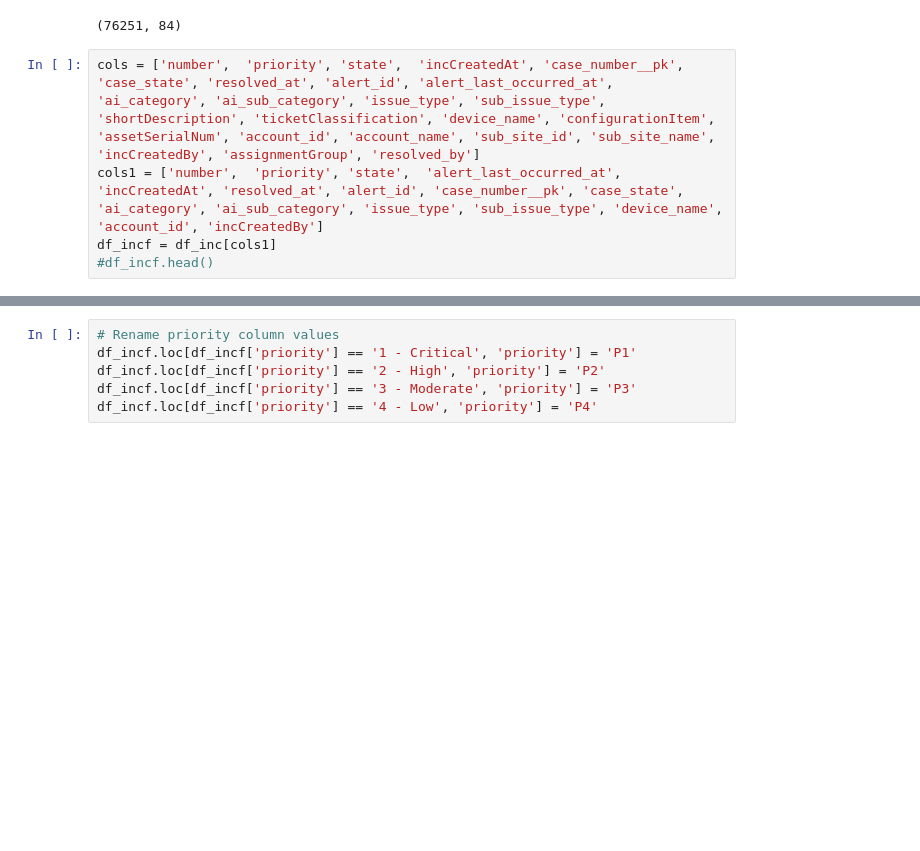
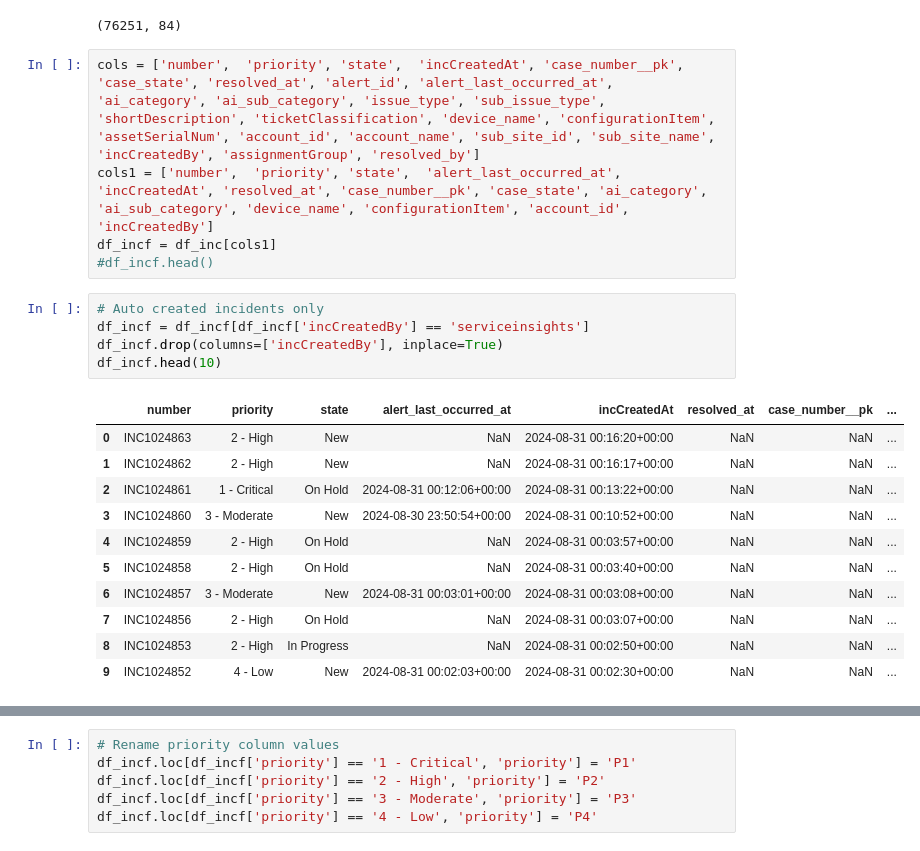
Before and after one commit to alihushyar/Capstone, a Jupyter notebook: Incident_Analysis_v1.0.ipynb, the cells around one changed output, grey strips where cells are left out. Cells and saved outputs as stored; diff of their text form; blank space fills up the shorter version.

```diff
--- a/Incident_Analysis_v1.0.ipynb
+++ b/Incident_Analysis_v1.0.ipynb
@@ -44,6 +62,23 @@ df_inc.shape
 (76251, 84)
 # %%
 cols = ['number',  'priority', 'state',  'incCreatedAt', 'case_number__pk', 'case_state', 'resolved_at', 'alert_id', 'alert_last_occurred_at', 'ai_category', 'ai_sub_category', 'issue_type', 'sub_issue_type', 'shortDescription', 'ticketClassification', 'device_name', 'configurationItem', 'assetSerialNum', 'account_id', 'account_name', 'sub_site_id', 'sub_site_name', 'incCreatedBy', 'assignmentGroup', 'resolved_by']
-cols1 = ['number',  'priority', 'state',  'alert_last_occurred_at', 'incCreatedAt', 'resolved_at', 'alert_id', 'case_number__pk', 'case_state', 'ai_category', 'ai_sub_category', 'issue_type', 'sub_issue_type', 'device_name', 'account_id', 'incCreatedBy']
+cols1 = ['number',  'priority', 'state',  'alert_last_occurred_at', 'incCreatedAt', 'resolved_at', 'case_number__pk', 'case_state', 'ai_category', 'ai_sub_category', 'device_name', 'configurationItem', 'account_id', 'incCreatedBy']
 df_incf = df_inc[cols1]
 #df_incf.head()
+# %%
+# Auto created incidents only
+df_incf = df_incf[df_incf['incCreatedBy'] == 'serviceinsights']
+df_incf.drop(columns=['incCreatedBy'], inplace=True)
+df_incf.head(10)
+# %% [output]
+|  | number | priority | state | alert_last_occurred_at | incCreatedAt | resolved_at | case_number__pk | ... |
+| 0 | INC1024863 | 2 - High | New | NaN | 2024-08-31 00:16:20+00:00 | NaN | NaN | ... |
+| 1 | INC1024862 | 2 - High | New | NaN | 2024-08-31 00:16:17+00:00 | NaN | NaN | ... |
+| 2 | INC1024861 | 1 - Critical | On Hold | 2024-08-31 00:12:06+00:00 | 2024-08-31 00:13:22+00:00 | NaN | NaN | ... |
+| 3 | INC1024860 | 3 - Moderate | New | 2024-08-30 23:50:54+00:00 | 2024-08-31 00:10:52+00:00 | NaN | NaN | ... |
+| 4 | INC1024859 | 2 - High | On Hold | NaN | 2024-08-31 00:03:57+00:00 | NaN | NaN | ... |
+| 5 | INC1024858 | 2 - High | On Hold | NaN | 2024-08-31 00:03:40+00:00 | NaN | NaN | ... |
+| 6 | INC1024857 | 3 - Moderate | New | 2024-08-31 00:03:01+00:00 | 2024-08-31 00:03:08+00:00 | NaN | NaN | ... |
+| 7 | INC1024856 | 2 - High | On Hold | NaN | 2024-08-31 00:03:07+00:00 | NaN | NaN | ... |
+| 8 | INC1024853 | 2 - High | In Progress | NaN | 2024-08-31 00:02:50+00:00 | NaN | NaN | ... |
+| 9 | INC1024852 | 4 - Low | New | 2024-08-31 00:02:03+00:00 | 2024-08-31 00:02:30+00:00 | NaN | NaN | ... |
```
Also changed, not shown: parts of 39 cells of this notebook, 1 other file.
